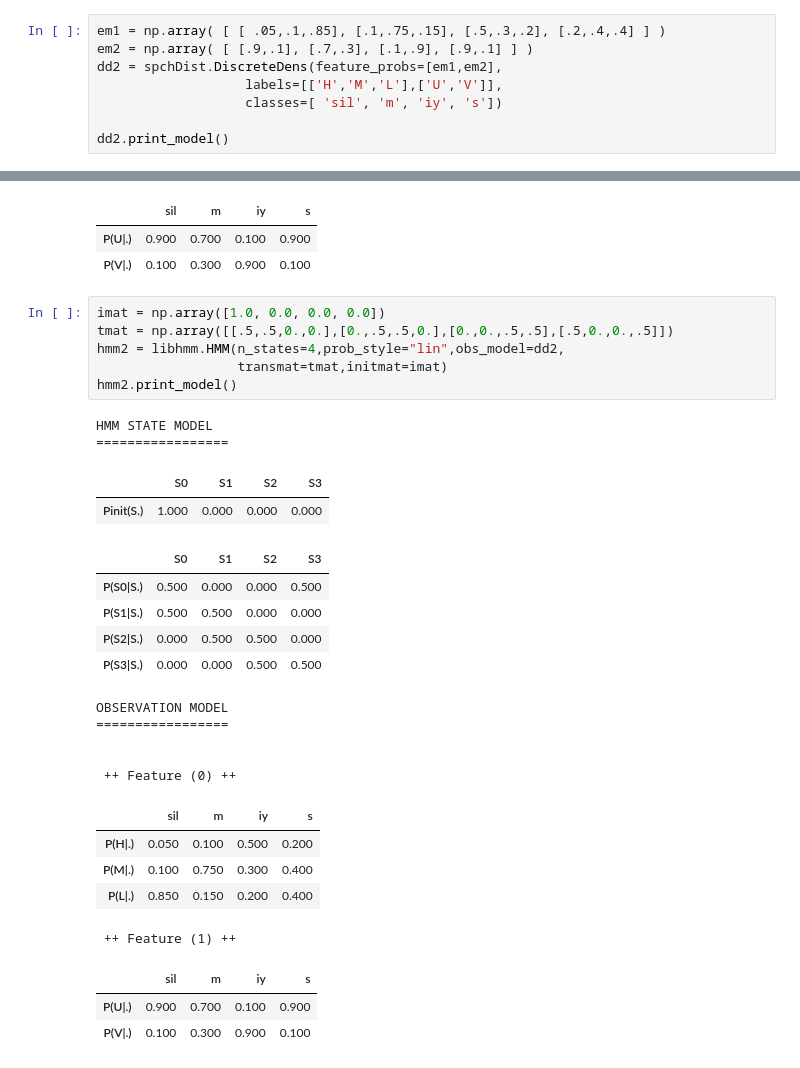
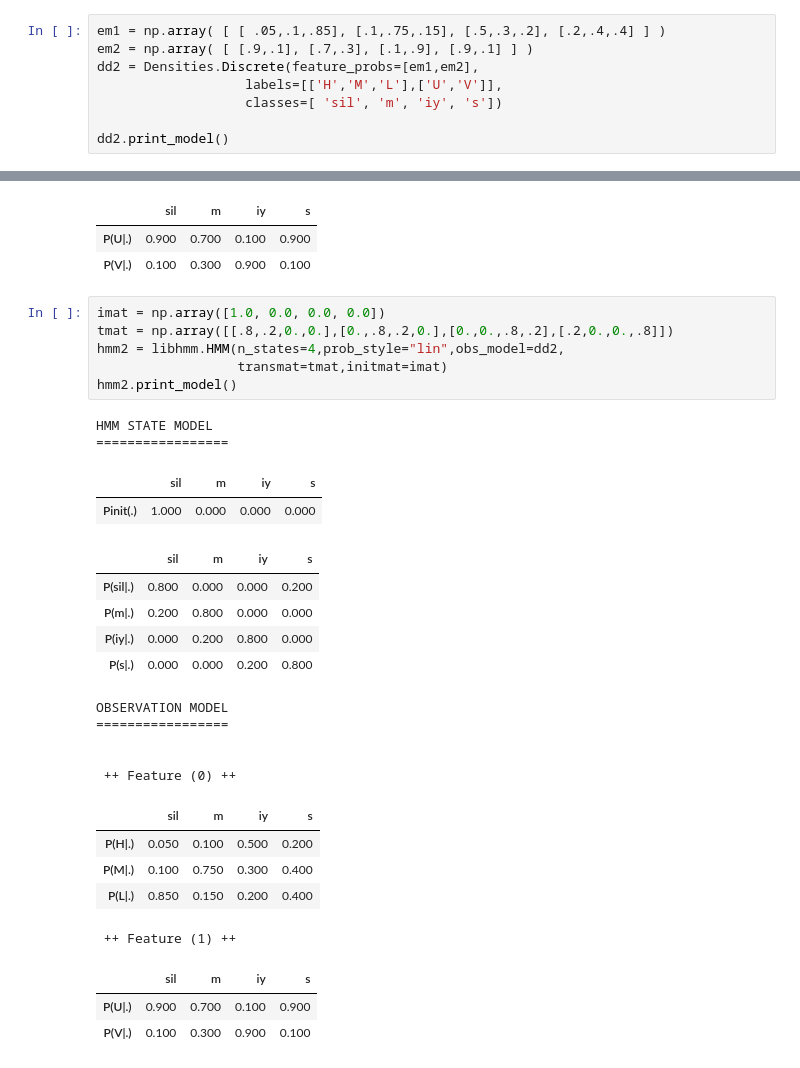
Before and after one commit to compi1234/spchlab, a Jupyter notebook: ch6_hmm/hmm_course-examples.ipynb, the cells around one changed output, grey strips where cells are left out. Cells and saved outputs as stored; diff of their text form.

```diff
--- a/ch6_hmm/hmm_course-examples.ipynb
+++ b/ch6_hmm/hmm_course-examples.ipynb
@@ -241,7 +244,7 @@ Trellis Probabilities (Forward)
 # %%
 em1 = np.array( [ [ .05,.1,.85], [.1,.75,.15], [.5,.3,.2], [.2,.4,.4] ] )
 em2 = np.array( [ [.9,.1], [.7,.3], [.1,.9], [.9,.1] ] )
-dd2 = spchDist.DiscreteDens(feature_probs=[em1,em2],
+dd2 = Densities.Discrete(feature_probs=[em1,em2],
                    labels=[['H','M','L'],['U','V']],
                    classes=[ 'sil', 'm', 'iy', 's'])
 
@@ -258,20 +261,20 @@ dd2.print_model()
 | P(V|.) | 0.100 | 0.300 | 0.900 | 0.100 |
 # %%
 imat = np.array([1.0, 0.0, 0.0, 0.0])
-tmat = np.array([[.5,.5,0.,0.],[0.,.5,.5,0.],[0.,0.,.5,.5],[.5,0.,0.,.5]])
+tmat = np.array([[.8,.2,0.,0.],[0.,.8,.2,0.],[0.,0.,.8,.2],[.2,0.,0.,.8]])
 hmm2 = libhmm.HMM(n_states=4,prob_style="lin",obs_model=dd2,
                   transmat=tmat,initmat=imat)
 hmm2.print_model()
 # %% [output]
 HMM STATE MODEL
 =================
-|  | S0 | S1 | S2 | S3 |
-| Pinit(S.) | 1.000 | 0.000 | 0.000 | 0.000 |
+|  | sil | m | iy | s |
+| Pinit(.) | 1.000 | 0.000 | 0.000 | 0.000 |
-|  | S0 | S1 | S2 | S3 |
-| P(S0|S.) | 0.500 | 0.000 | 0.000 | 0.500 |
-| P(S1|S.) | 0.500 | 0.500 | 0.000 | 0.000 |
-| P(S2|S.) | 0.000 | 0.500 | 0.500 | 0.000 |
-| P(S3|S.) | 0.000 | 0.000 | 0.500 | 0.500 |
+|  | sil | m | iy | s |
+| P(sil|.) | 0.800 | 0.000 | 0.000 | 0.200 |
+| P(m|.) | 0.200 | 0.800 | 0.000 | 0.000 |
+| P(iy|.) | 0.000 | 0.200 | 0.800 | 0.000 |
+| P(s|.) | 0.000 | 0.000 | 0.200 | 0.800 |
 OBSERVATION MODEL
 =================
 
```
Also changed, not shown: parts of 14 cells of this notebook, 1 other file.
